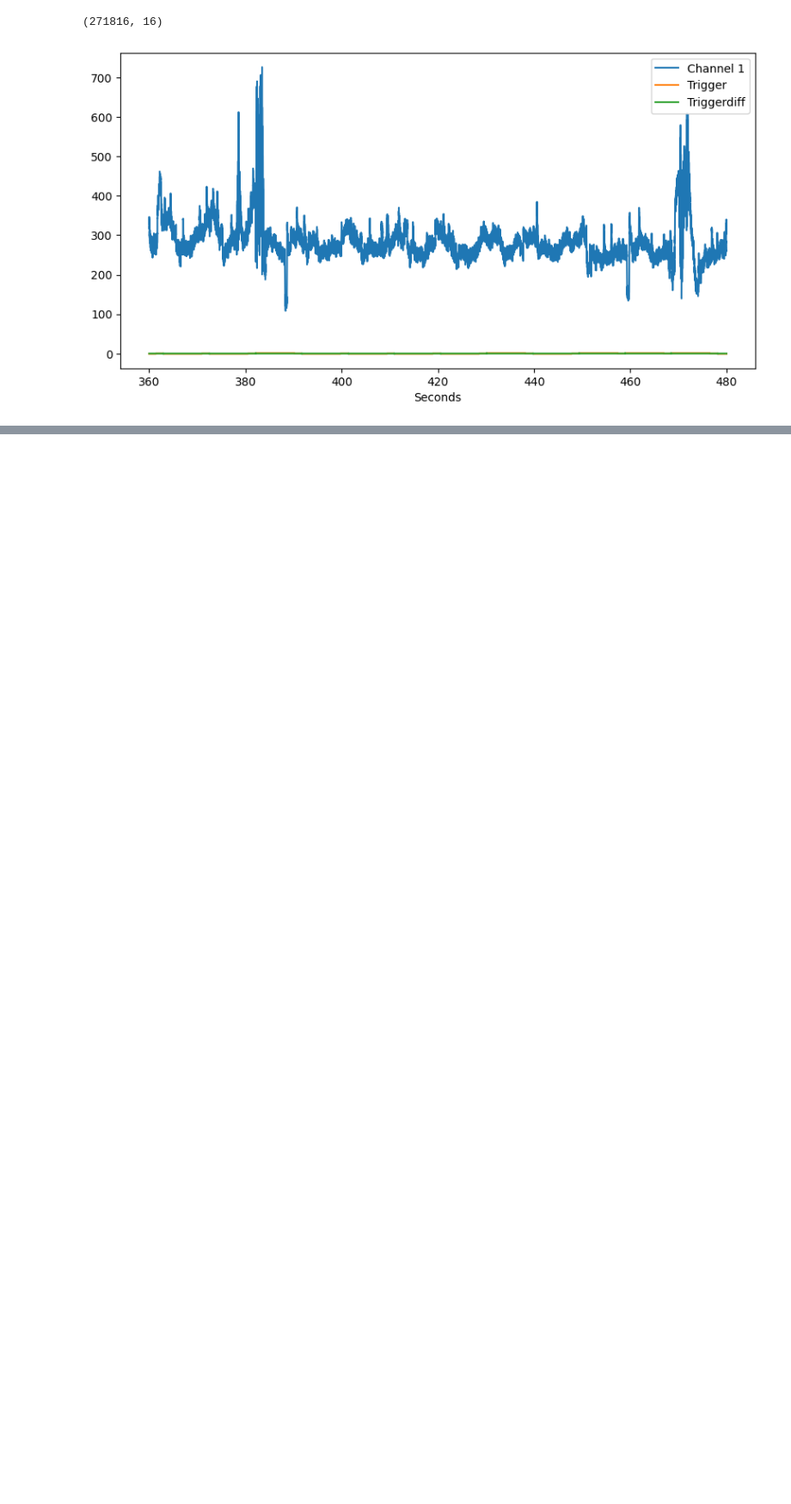
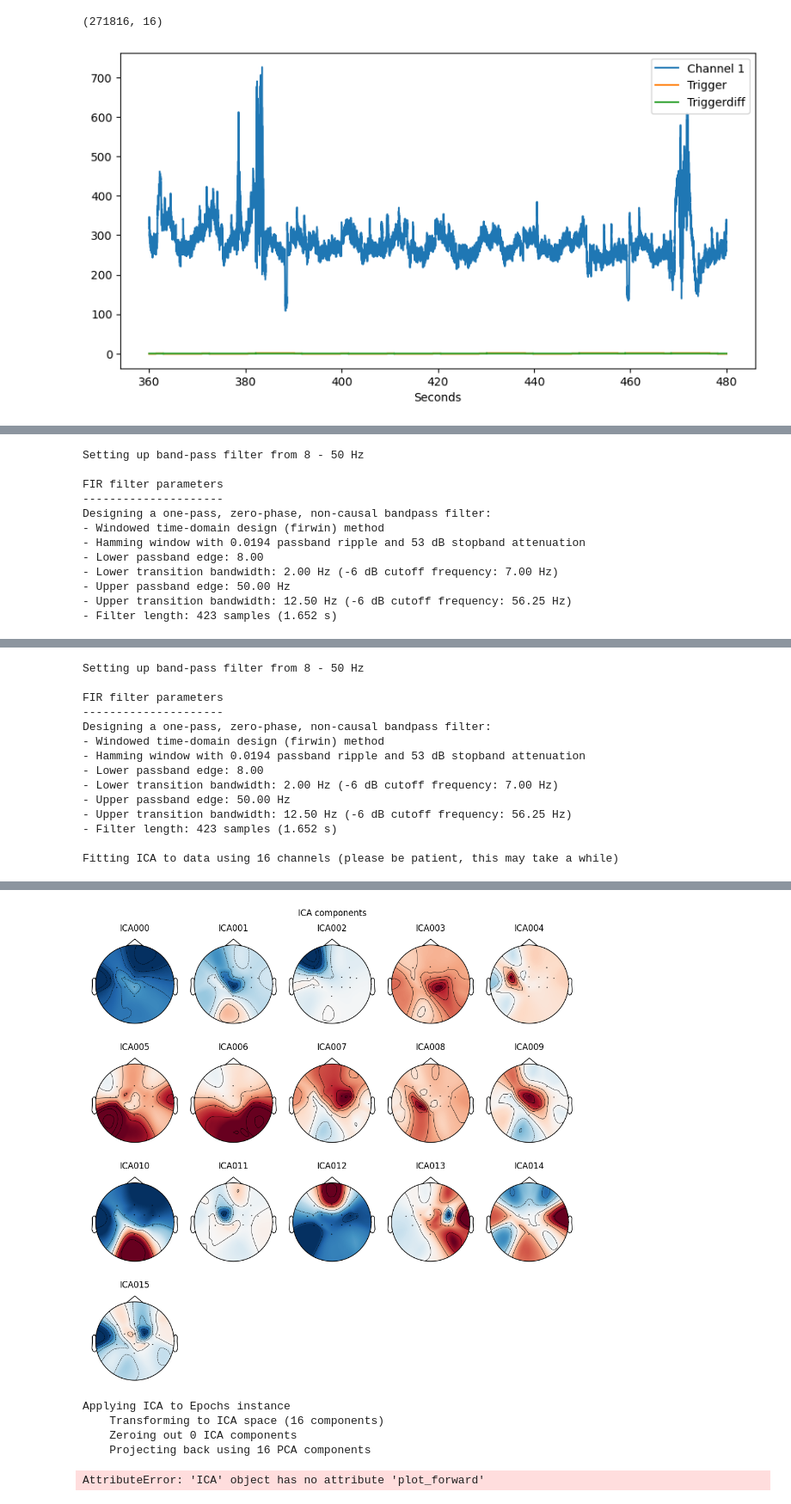
Before and after one commit to mo-gaafar/stroke-rehab-data-analysis, a Jupyter notebook: main_notebook.ipynb, the cells around one changed output, grey strips where cells are left out. Shown at 86% size. Saved outputs shown, nothing was run; the diff lists cells and outputs as text; code cells hidden in the pictures; blank space fills up the shorter version.

Commit message:
trying ica, and added artifact removal placeholder
Co-authored-by: Amr Farouk <aamrfarouqaa@gmail.com>
Co-authored-by: saeidazer <saeidazer@users.noreply.github.com>

```diff
--- a/main_notebook.ipynb
+++ b/main_notebook.ipynb
@@ -546,0 +361,56 @@ KeyError: 'data_dict'
+# %%
+# filter epochs using 3-50hz bandpass filter
+
+patient_epochs["left"].filter(8, 50)
+patient_epochs["right"].filter(8, 50)
+
+# remove blinking artifacts?
+
+
+
+'''
+Many M/EEG signals including biological artifacts reflect non-Gaussian processes.
+Therefore PCA-based artifact rejection will likely perform worse at separating the signal from noise sources.
+So we use ICA to remove artifacts
+'''
+from mne.preprocessing import ICA
+epochs_clean = {
+    "left":None,
+    "right":None
+}
+
+for imagery in ["left","right"]:
+
+    epochs = patient_epochs[imagery]
+    # 3. Initialize and fit ICA
+    ica = ICA(n_components=16, random_state=42)
+    ica.fit(epochs) # TODO: should be only on training
+    # 4. Identify artifact components (visualize and/or use detection methods)
+    ica.plot_components()  # Visualize components
+
+
+    # how to plot erps for each component
+    # evokeds_ica = ica.get_evokeds(epochs)
+    # for i, evoked in enumerate(evokeds_ica):
+    #     evoked.plot(title=f'ICA Component {i}')
+
+    # ... Determine components to exclude (e.g., components 0 and 2)
+    # ica.exclude = [0, 2]
+    # 6. Reconstruct the EEG signal
+    epoch = ica.apply(epochs)
+    # epoch.plot_psd_topomap()
+    ica.plot_forward()
+    epochs_clean[imagery] = epoch
+# %% [output]
+Setting up band-pass filter from 8 - 50 Hz
+
+FIR filter parameters
+---------------------
+Designing a one-pass, zero-phase, non-causal bandpass filter:
+- Windowed time-domain design (firwin) method
+- Hamming window with 0.0194 passband ripple and 53 dB stopband attenuation
+- Lower passband edge: 8.00
+- Lower transition bandwidth: 2.00 Hz (-6 dB cutoff frequency: 7.00 Hz)
+- Upper passband edge: 50.00 Hz
+- Upper transition bandwidth: 12.50 Hz (-6 dB cutoff frequency: 56.25 Hz)
+- Filter length: 423 samples (1.652 s)
@@ -546,0 +422,14 @@ KeyError: 'data_dict'
+Setting up band-pass filter from 8 - 50 Hz
+
+FIR filter parameters
+---------------------
+Designing a one-pass, zero-phase, non-causal bandpass filter:
+- Windowed time-domain design (firwin) method
+- Hamming window with 0.0194 passband ripple and 53 dB stopband attenuation
+- Lower passband edge: 8.00
+- Lower transition bandwidth: 2.00 Hz (-6 dB cutoff frequency: 7.00 Hz)
+- Upper passband edge: 50.00 Hz
+- Upper transition bandwidth: 12.50 Hz (-6 dB cutoff frequency: 56.25 Hz)
+- Filter length: 423 samples (1.652 s)
+
+Fitting ICA to data using 16 channels (please be patient, this may take a while)
@@ -546,0 +443,6 @@ KeyError: 'data_dict'
+[figure, added]
+Applying ICA to Epochs instance
+    Transforming to ICA space (16 components)
+    Zeroing out 0 ICA components
+    Projecting back using 16 PCA components
+AttributeError: 'ICA' object has no attribute 'plot_forward'
```
Also changed, not shown: parts of 5 cells of this notebook, 10 other files.
